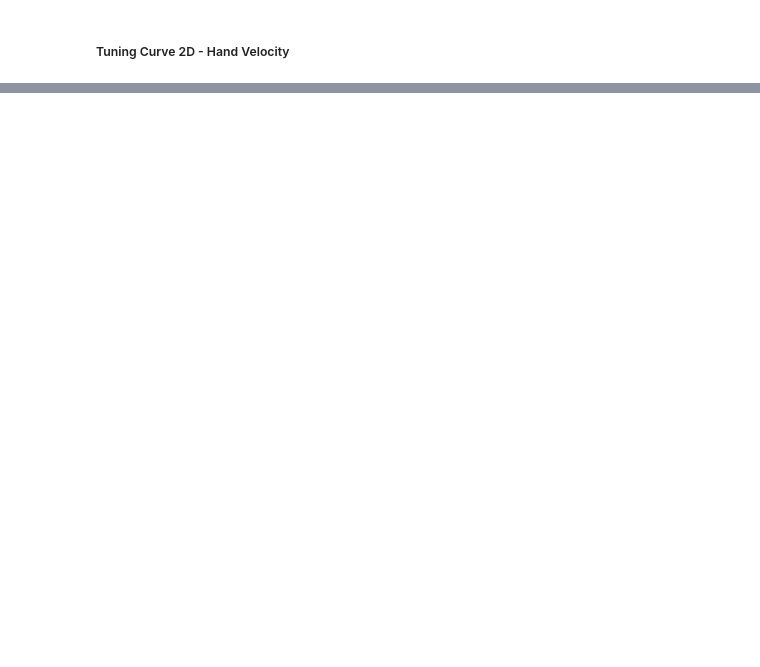
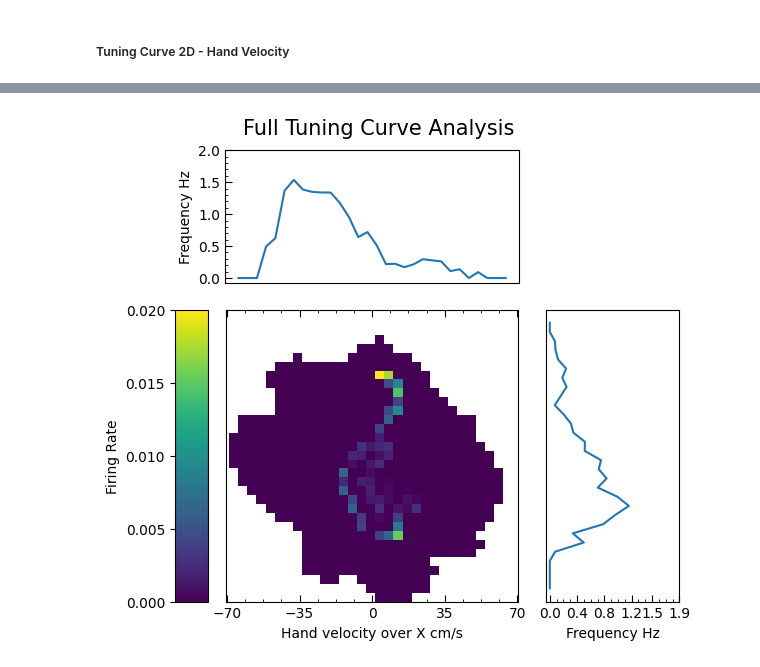
Before and after one commit to catniplab/NeuroTask, a Jupyter notebook: tutorial_data_analysis_nwb.ipynb, the cells around one changed output, grey strips where cells are left out. Saved outputs shown, nothing was run; the diff lists cells and outputs as text; code cells hidden in the pictures; blank space fills up the shorter version.

```diff
--- a/tutorial_data_analysis_nwb.ipynb
+++ b/tutorial_data_analysis_nwb.ipynb
@@ -415,0 +378,81 @@ if(save): plt.savefig('plot.png')
+# %%
+fig = plt.figure(figsize=(10,10))
+gs = gridspec.GridSpec(5, 5, width_ratios=[1, 1, 1, 1, 1], height_ratios=[1,1,1,1,1])
+gs.update(wspace=0.2, hspace=0.2)
+
+# |----- 2D Tuning -----|
+hist_subplot = fig.add_subplot(gs[2:4,1:3])
+im = hist_subplot.imshow(value_2d, extent=(minimum_x, maximum_x, minimum_y, maximum_y))
+
+plt.xlim((-hist_bound, hist_bound))
+plt.ylim((-hist_bound, hist_bound))
+
+# Tick managment
+xticks = np.round((np.arange(-hist_bound, hist_bound+1, (2*hist_bound)/4)))
+yticks = []
+
+plt.minorticks_on()
+plt.tick_params(direction='in')
+plt.tick_params(direction='in',which='minor', length=2.5, bottom=True, top=True, left=True, right=True)
+plt.tick_params(direction='in',which='major', length=5, bottom=True, top=True, left=True, right=True)
+plt.xticks(xticks)
+plt.yticks(yticks)
+
+#Label Managemnt
+#plt.legend()
+#plt.ylabel('Hand velocity over Y cm/s')
+plt.xlabel('Hand velocity over X cm/s')
+
+# |----- 1D Tuning X -----|
+x_subplot = fig.add_subplot(gs[1,1:3])
+x_subplot = plt.plot(tune_x.index, tune_x[neuron])
+
+# Tick managment
+yticks = np.round(np.arange(0, max_tunex+1, max_tunex/3),1)
+xticks = []
+
+plt.minorticks_on()
+plt.tick_params(direction='in')
+plt.tick_params(direction='in',which='minor', length=2.5, bottom=True, top=False, left=True, right=False)
+plt.tick_params(direction='in',which='major', length=5, bottom=True, top=False, left=True, right=False)
+plt.xticks(xticks)
+plt.yticks(yticks)
+
+#Label Managemnt
+plt.ylabel('Frequency Hz')
+plt.text(0,2.25,'Full Tuning Curve Analysis', size=15, horizontalalignment='center')
+
+#|----- 1D Tuning Y -----|
+y_subplot = fig.add_subplot(gs[2:4,3])
+y_subplot = plt.plot(tune_y[neuron], tune_y.index)
+
+# Tick managment
+yticks = []
+xticks = np.round(np.arange(0, max_tuney+1, max_tuney/3),1)
+
+plt.minorticks_on()
+plt.tick_params(direction='in')
+plt.tick_params(direction='in',which='minor', length=2.5, bottom=True, top=False, left=True, right=False)
+plt.tick_params(direction='in',which='major', length=5, bottom=True, top=False, left=True, right=False)
+plt.xticks(xticks)
+plt.yticks(yticks)
+
+#Label Managemnt
+plt.xlabel('Frequency Hz')
+
+# |----- Heat Map (Colorbar) -----|
+cb_subplot = fig.add_subplot(gs[2:4, 0])
+
+# Define the position and shrink the width
+pos = cb_subplot.get_position()  # Get the current position of the colorbar subplot
+new_pos = [pos.x0 + 0.11, pos.y0, pos.width * 0.25, pos.height]  # Adjust the width (reduce by 50%)
+cb_subplot.set_position(new_pos)  # Set the new position
+
+# Create the colorbar
+cb_max = np.nanmax(value_2d)
+cb_range = np.linspace(0, cb_max, 5)
+cbar = plt.colorbar(im, ticks=cb_range, label='Firing Rate', cax=cb_subplot)
+cbar.ax.yaxis.set_label_position('left')  # Move label to the left
+cbar.ax.yaxis.set_ticks_position('left')  # Move ticks to the left
+# %% [output]
+[figure, added]
```
Also changed, not shown: parts of 14 cells of this notebook.
